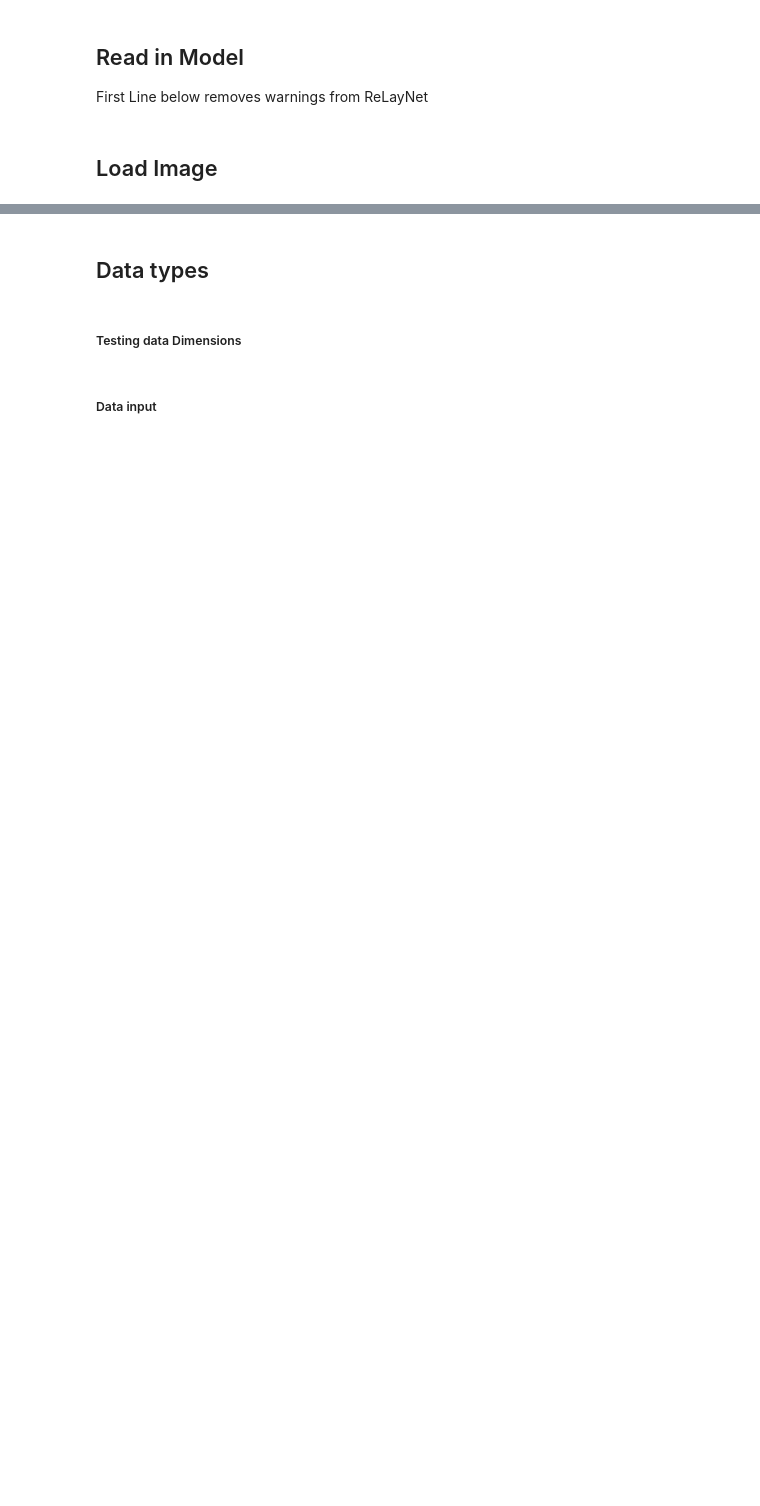
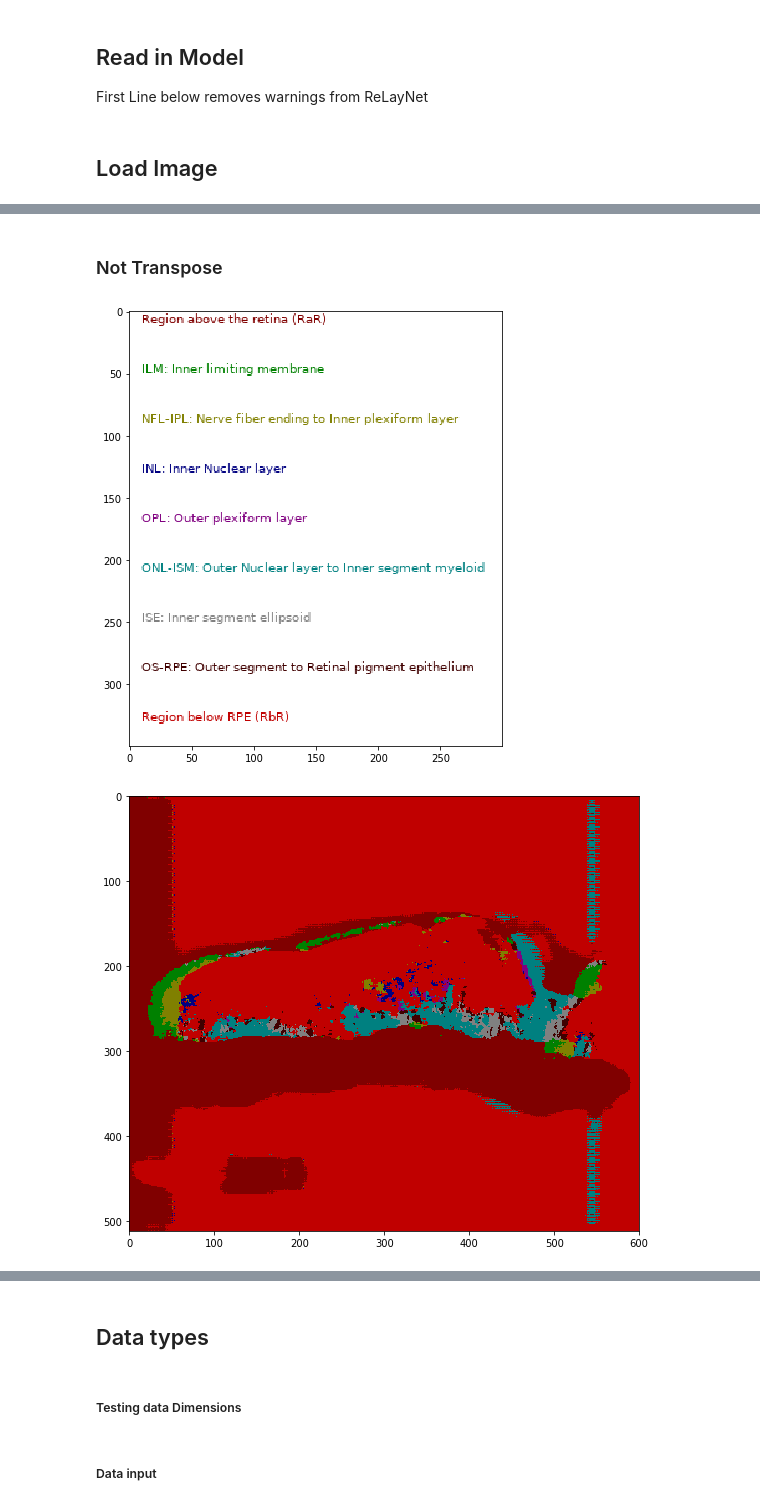
Before and after one commit to simasima121/relaynet_pytorch, a Jupyter notebook: Sim_Run_Relaynet.ipynb, the cells around one changed output, grey strips where cells are left out. Drawn from its saved outputs; the diff is of its cells as text; code cells hidden in the pictures; blank space fills up the shorter version.

```diff
--- a/Sim_Run_Relaynet.ipynb
+++ b/Sim_Run_Relaynet.ipynb
@@ -290,0 +323,21 @@ def segment(test_data, x, y):
+# %% [markdown]
+### Not Transpose
+# %%
+new_test = np.copy(test_data) # Copy so it doesn't alter init dimensions of test_data
+new_test.shape = (1,1,512,600) # Change dimensions of data
+
+# Getting ReLayNet max_val, idx classification values
+max_val, idx = relay_out(new_test)
+
+# Show legend
+show_legend()
+
+# Test image
+show_image(idx)
+
+# Main Image
+img_test = test_data
+show_main_image(img_test)
+# %% [output]
+[figure, added]
+[figure, added]
```
Also changed, not shown: parts of 58 cells of this notebook, 3 other files.
